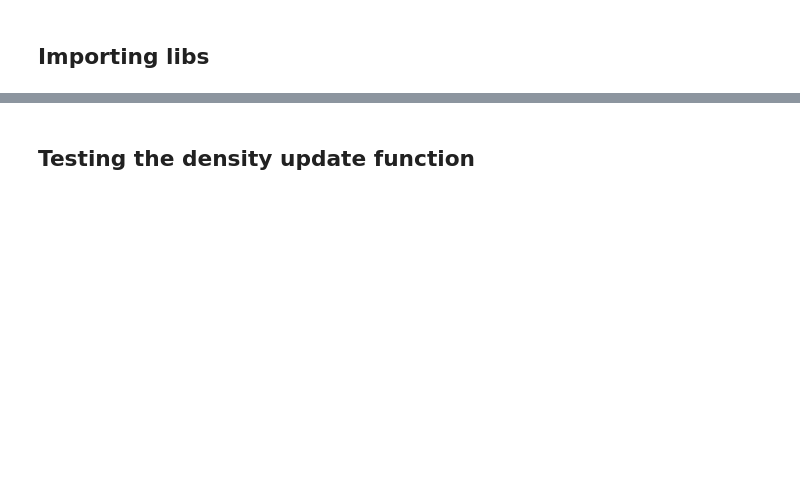
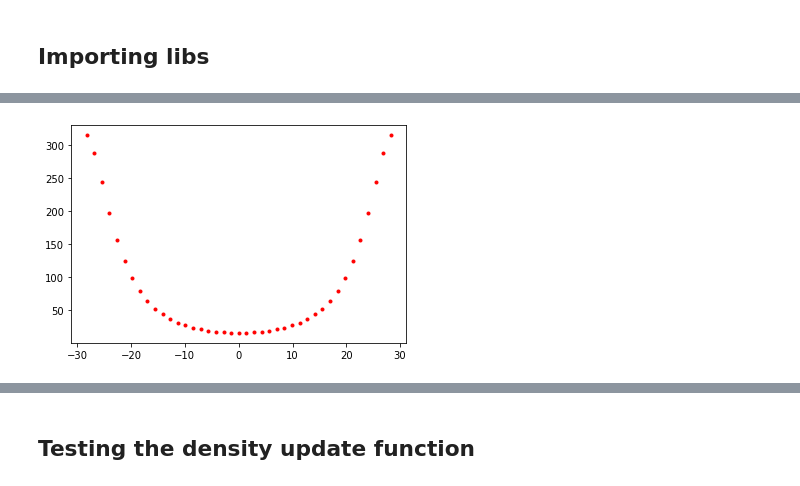
Before and after one commit to Alseidon/cdmsim, a Jupyter notebook: tests.ipynb, the cells around one changed output, grey strips where cells are left out. Cells and saved outputs as stored; diff of their text form; code cells hidden in the pictures; blank space fills up the shorter version.

```diff
--- a/tests.ipynb
+++ b/tests.ipynb
@@ -30,0 +156,5 @@ plt.matshow(delta[i-1])
+# %%
+plt.plot(np.sqrt(2) * np.arange(-mid, mid+1), [delta_rel[observer, i, i] for i in range(n)], 'r.')
+plt.show()
+# %% [output]
+[figure, added]
```
Also changed, not shown: parts of 22 cells of this notebook, 4 other files.
